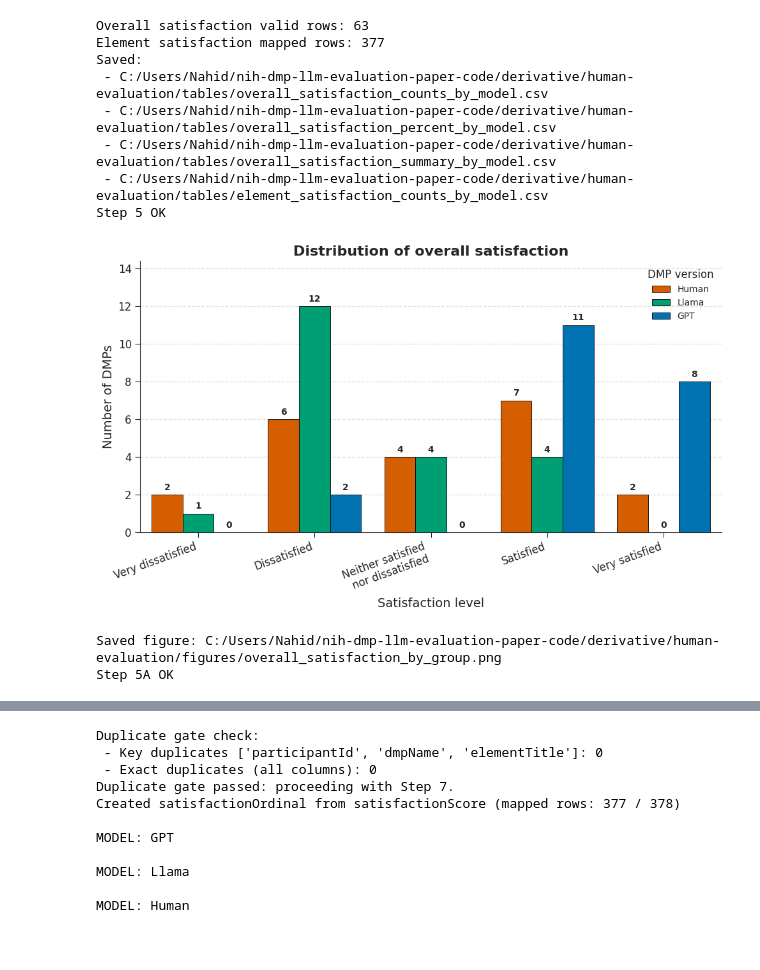
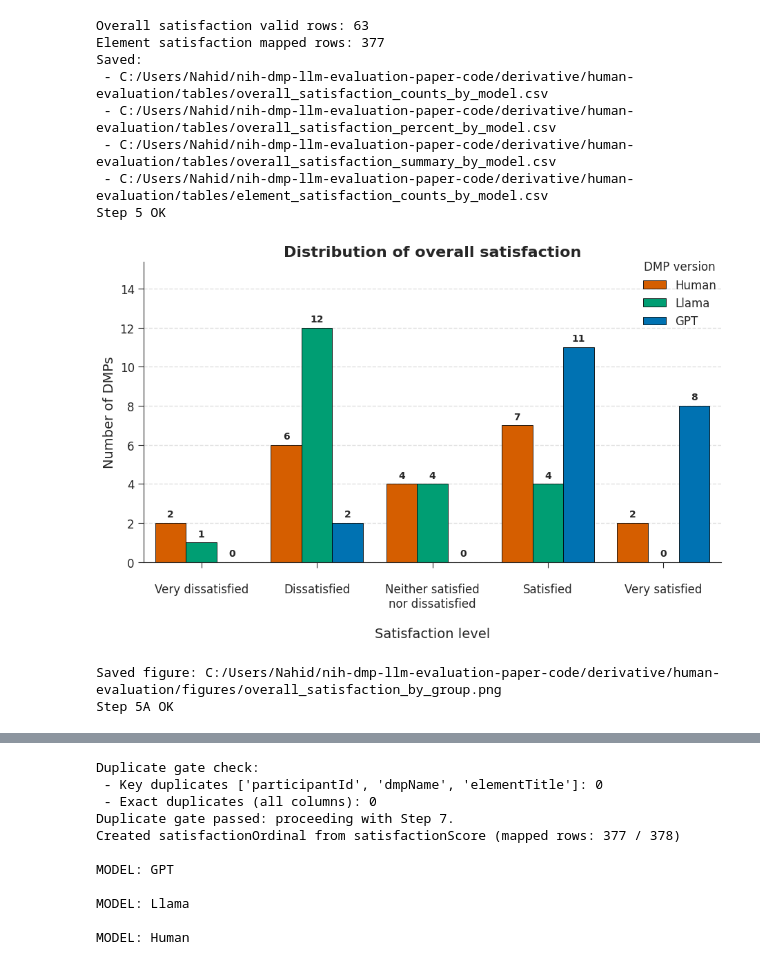
Before and after one commit to fairdataihub/nih-dmp-llm-evaluation-paper-code, a Jupyter notebook: Human-evaluation.ipynb, the cells around one changed output, grey strips where cells are left out. Cells and saved outputs as stored; diff of their text form; code cells hidden in the pictures.

```diff
--- a/Human-evaluation.ipynb
+++ b/Human-evaluation.ipynb
@@ -465,7 +465,7 @@ sns.set(
         "axes.labelsize": 14,
         "xtick.labelsize": 12,
         "ytick.labelsize": 12,
-        "legend.fontsize": 10,
+        "legend.fontsize": 12,
         "axes.spines.top": False,
         "axes.spines.right": False,
         "axes.linewidth": 0.8,
@@ -541,7 +541,8 @@ counts = (
           .reset_index()
 )
 
-fig, ax = plt.subplots(figsize=(10, 6))
+
+fig, ax = plt.subplots(figsize=(10.8, 6.4))
 
 sns.barplot(
     data=counts,
@@ -553,40 +554,61 @@ sns.barplot(
     palette=palette_list,
     saturation=1,
     dodge=True,
     edgecolor="black",
     linewidth=0.6,
     ax=ax,
 )
 
 for p in ax.patches:
     p.set_alpha(1.0)
 
 ax.set_title("Distribution of overall satisfaction")
-ax.set_xlabel("Satisfaction level")
+ax.set_xlabel("Satisfaction level", labelpad=18)
 ax.set_ylabel("Number of DMPs")
-plt.setp(ax.get_xticklabels(), rotation=20, ha="right")
 
-ymax = counts["Count"].max() * 1.20 if len(counts) else 1
+
+ax.tick_params(axis="x", pad=16)
+ax.set_xticklabels(ax.get_xticklabels(), rotation=0, ha="center")
+
+
+ymax = (counts["Count"].max() * 1.28) if len(counts) else 1
 ax.set_ylim(0, max(1, ymax))
 
+
 for container in ax.containers:
-    ax.bar_label(container, fmt="%.0f", padding=3, fontsize=10, fontweight="bold")
+    ax.bar_label(
+        container,
+        fmt="%.0f",
+        padding=4,
+        fontsize=10,
+        fontweight="bold",
+        clip_on=False,
+    )
 
 ax.grid(axis="y", linestyle="--", alpha=0.6)
 sns.despine(ax=ax)
-ax.legend(title="DMP version", frameon=False, loc="upper right")
 
-fig.tight_layout()
+
+ax.legend(
+    title="DMP version",
+    frameon=False,
+    loc="upper right",
+    bbox_to_anchor=(1.0, 1.02),
+    borderaxespad=0.0,
+)
+
+
+fig.subplots_adjust(bottom=0.22, top=0.90)
 
 fig_path = FIG_DIR / "overall_satisfaction_by_group.png"
 fig.savefig(fig_path, dpi=300, bbox_inches="tight")
 plt.show()
 plt.close(fig)
 
 print("Saved figure:", fig_path.as_posix())
 print("Step 5A OK")
 # %% [output]
-[figure, old version]
+[figure, new version]
 Saved figure: C:/Users/Nahid/nih-dmp-llm-evaluation-paper-code/derivative/human-evaluation/figures/overall_satisfaction_by_group.png
 Step 5A OK
 # %%
```
Also changed, not shown: parts of 1 cell of this notebook, 2 other files.
